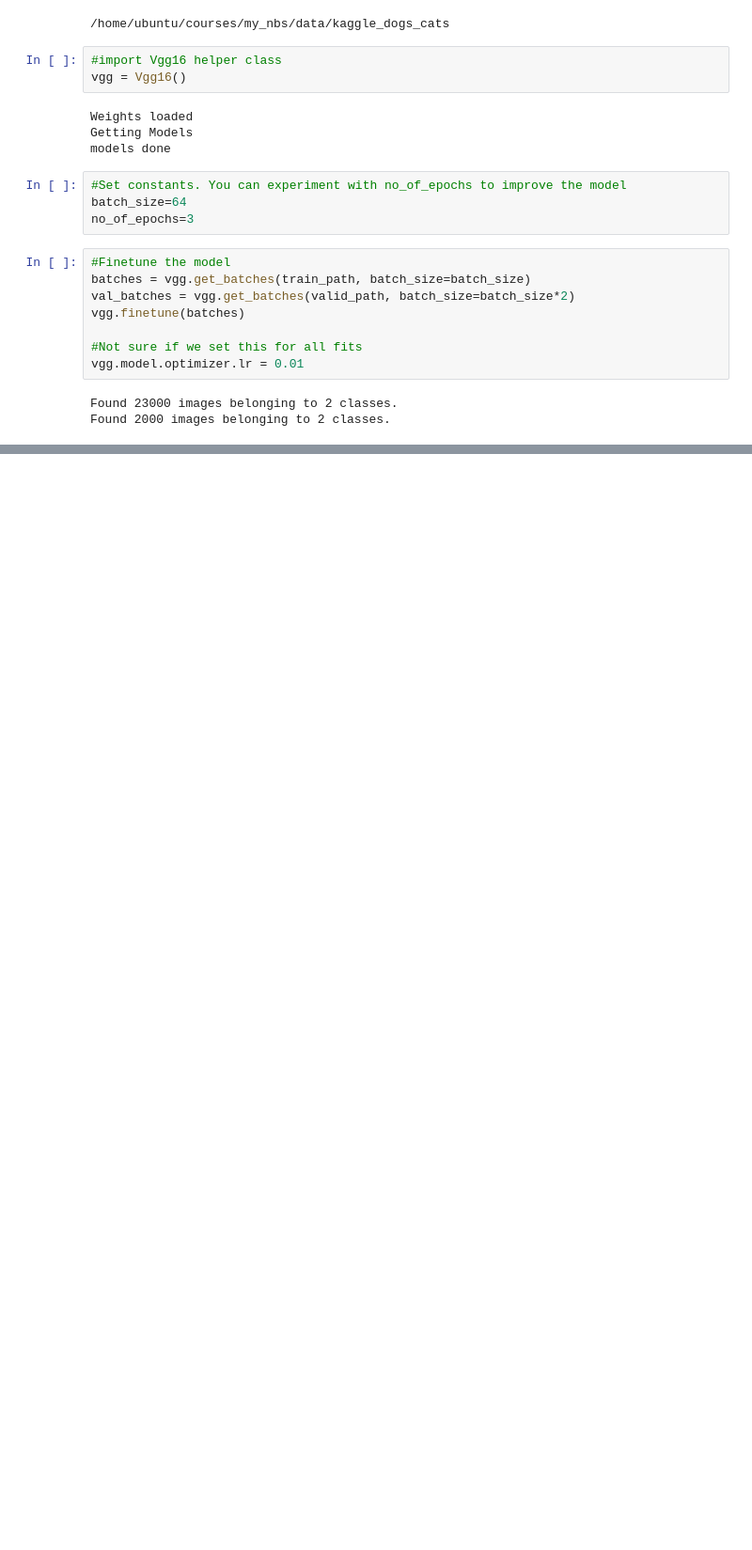
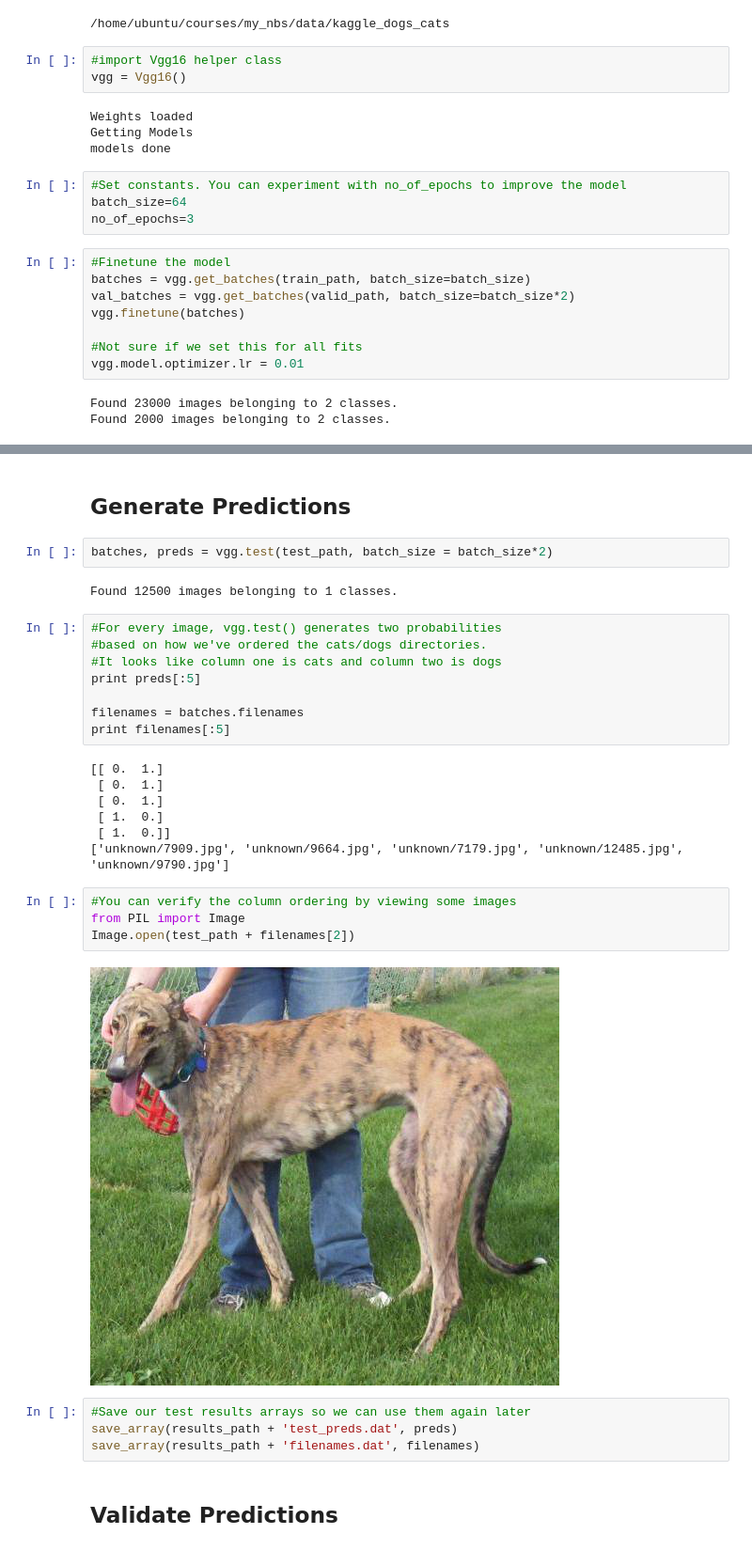
Before and after one commit to inuishan/courses, a Jupyter notebook: my_nbs/kaggle dogs & cats.ipynb, the cells around one changed output, grey strips where cells are left out. Shown at 94% size. Saved outputs shown, nothing was run; the diff lists cells and outputs as text; blank space fills up the shorter version.

```diff
--- a/my_nbs/kaggle dogs & cats.ipynb
+++ b/my_nbs/kaggle dogs & cats.ipynb
@@ -160,0 +171,33 @@ Epoch 1/1
+# %% [markdown]
+## Generate Predictions
+# %%
+batches, preds = vgg.test(test_path, batch_size = batch_size*2)
+# %% [output]
+Found 12500 images belonging to 1 classes.
+# %%
+#For every image, vgg.test() generates two probabilities
+#based on how we've ordered the cats/dogs directories.
+#It looks like column one is cats and column two is dogs
+print preds[:5]
+
+filenames = batches.filenames
+print filenames[:5]
+# %% [output]
+[[ 0.  1.]
+ [ 0.  1.]
+ [ 0.  1.]
+ [ 1.  0.]
+ [ 1.  0.]]
+['unknown/7909.jpg', 'unknown/9664.jpg', 'unknown/7179.jpg', 'unknown/12485.jpg', 'unknown/9790.jpg']
+# %%
+#You can verify the column ordering by viewing some images
+from PIL import Image
+Image.open(test_path + filenames[2])
+# %% [output]
+[figure, added]
+# %%
+#Save our test results arrays so we can use them again later
+save_array(results_path + 'test_preds.dat', preds)
+save_array(results_path + 'filenames.dat', filenames)
+# %% [markdown]
+## Validate Predictions
```
Also changed, not shown: parts of 30 cells of this notebook, 1 other file.
